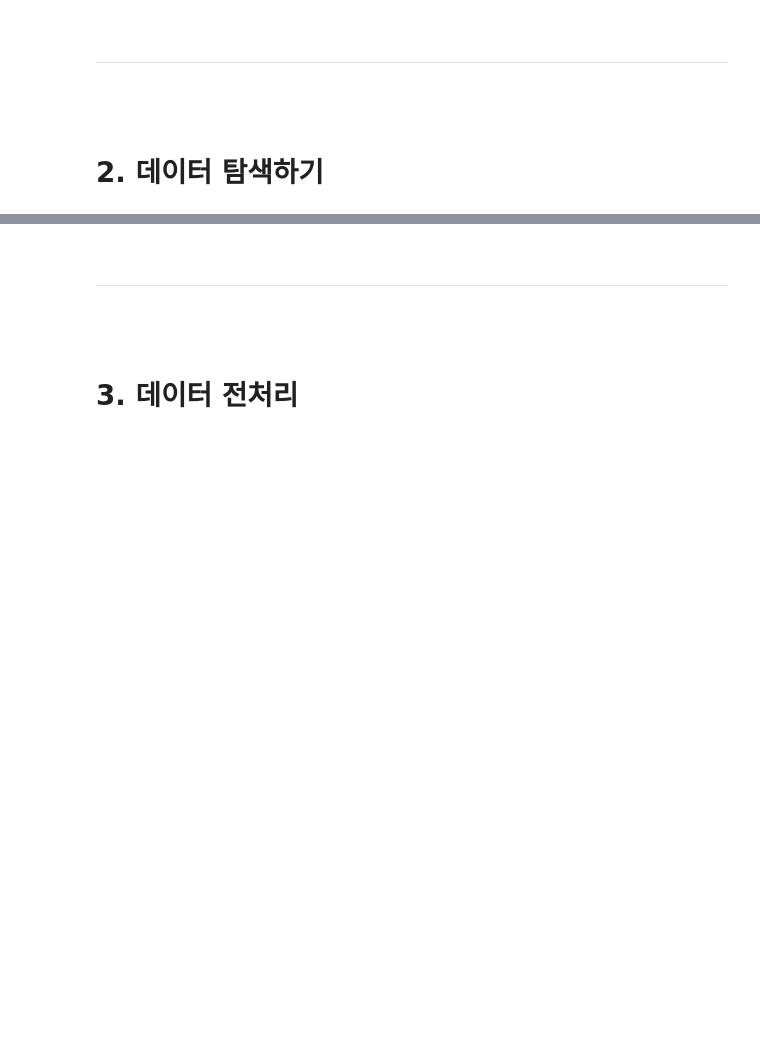
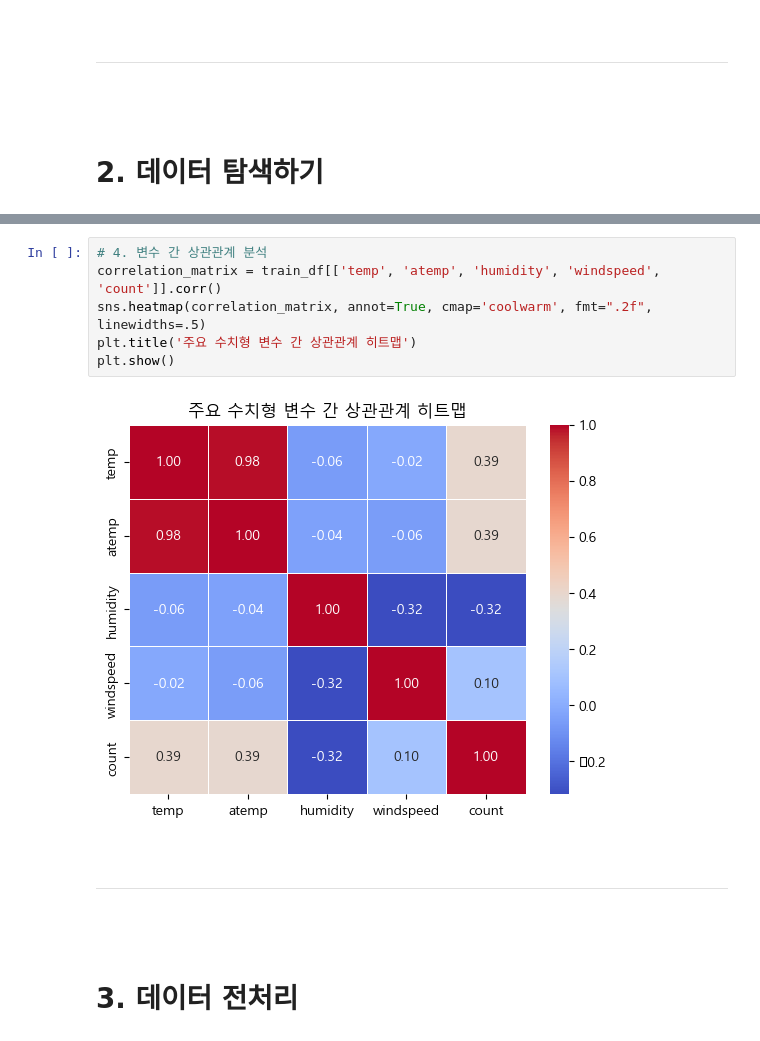
Before and after one commit to 2rlo0/hipython_rep, a Jupyter notebook: 39_bike대여량예측모델.ipynb, the cells around one changed output, grey strips where cells are left out. Cells and saved outputs as stored; diff of their text form; blank space fills up the shorter version.

```diff
--- a/39_bike대여량예측모델.ipynb
+++ b/39_bike대여량예측모델.ipynb
@@ -78,3 +190,11 @@ train_df.describe()
+# %%
+# 4. 변수 간 상관관계 분석
+correlation_matrix = train_df[['temp', 'atemp', 'humidity', 'windspeed', 'count']].corr()
+sns.heatmap(correlation_matrix, annot=True, cmap='coolwarm', fmt=".2f", linewidths=.5)
+plt.title('주요 수치형 변수 간 상관관계 히트맵')
+plt.show()
+# %% [output]
+[figure, added]
 # %% [markdown]
 <br/>
 
```
Also changed, not shown: parts of 40 cells of this notebook, 1 other file.
